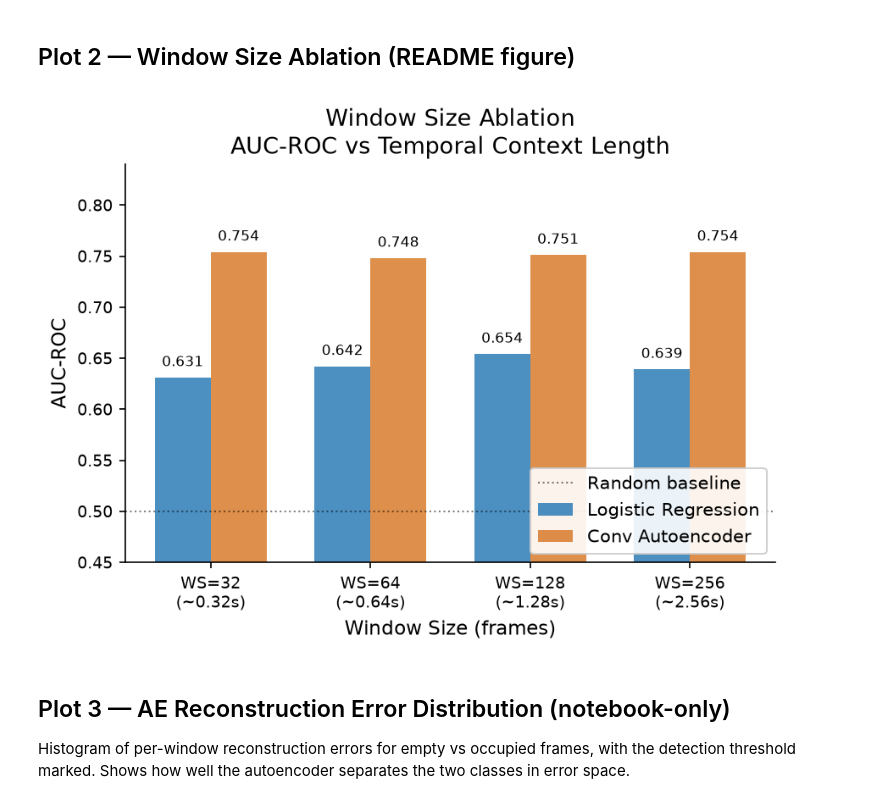
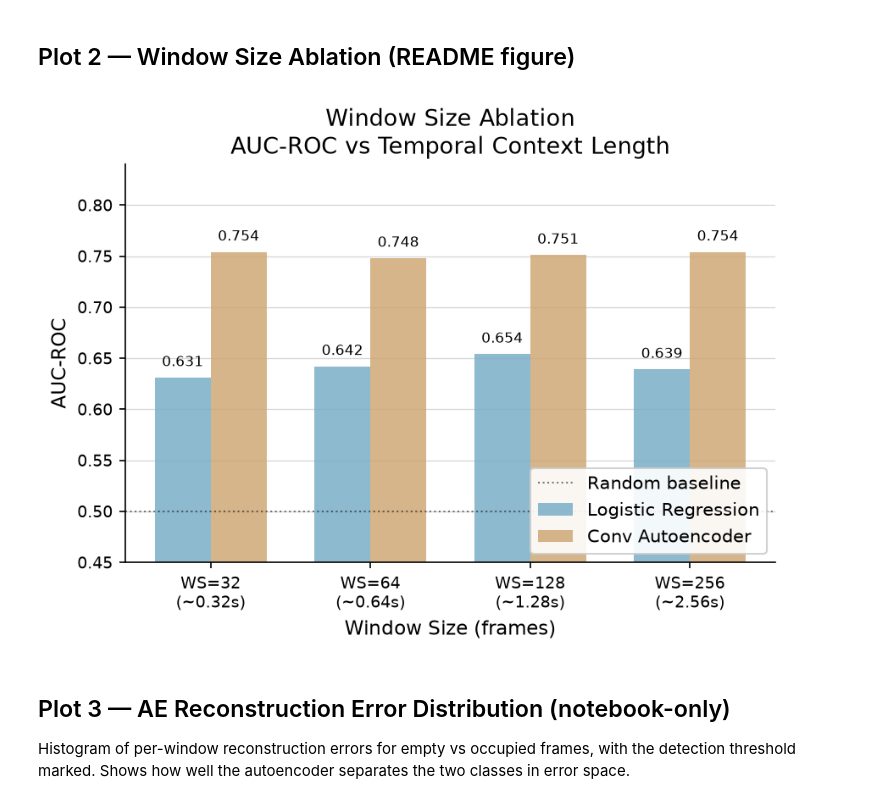
Before and after one commit to Nur2424/wifi-presence-detection, a Jupyter notebook: esp32/feasibility-study-notebooks/09_figures.ipynb, the cells around one changed output. Cells and saved outputs as stored; diff of their text form; code cells hidden in the pictures.

```diff
--- a/esp32/feasibility-study-notebooks/09_figures.ipynb
+++ b/esp32/feasibility-study-notebooks/09_figures.ipynb
@@ -88,37 +88,39 @@ plt.show()
 ws   = ablation["window_sizes"]
 lr_a = ablation["lr_aucs"]
 ae_a = ablation["ae_aucs"]
 
 x     = np.arange(len(ws))
 width = 0.35
 
 fig, ax = plt.subplots(figsize=(6, 4.5))
+ax.set_axisbelow(True)
+ax.yaxis.grid(True, linewidth=0.6, color='#cccccc', alpha=0.8)
 
-bars_lr = ax.bar(x - width/2, lr_a, width, label="Logistic Regression",  color='#2C7BB6', alpha=0.85)
-bars_ae = ax.bar(x + width/2, ae_a, width, label="Conv Autoencoder",      color='#D97B2B', alpha=0.85)
+bars_lr = ax.bar(x - width/2, lr_a, width, label="Logistic Regression", color='#7AAEC8', alpha=0.85)
+bars_ae = ax.bar(x + width/2, ae_a, width, label="Conv Autoencoder",     color='#CFA876', alpha=0.85)
 
 ax.axhline(0.5, color="black", linestyle=":", lw=1, alpha=0.5, label="Random baseline")
 
 for bar in bars_lr:
     ax.text(bar.get_x() + bar.get_width()/2, bar.get_height() + 0.008,
             f"{bar.get_height():.3f}", ha="center", va="bottom", fontsize=8, zorder=5)
 for bar in bars_ae:
     ax.text(bar.get_x() + bar.get_width()/2, bar.get_height() + 0.008,
             f"{bar.get_height():.3f}", ha="center", va="bottom", fontsize=8, zorder=5)
 
 ax.set_xticks(x)
 ax.set_xticklabels([f"WS={w}\n(~{w/100:.2f}s)" for w in ws])
 ax.set_xlabel("Window Size (frames)")
 ax.set_ylabel("AUC-ROC")
 ax.set_ylim(0.45, 0.84)
 ax.set_title("Window Size Ablation\nAUC-ROC vs Temporal Context Length")
 ax.legend(framealpha=0.9, loc="lower right")
 
 plt.tight_layout()
 plt.savefig(f'{SAVE_DIR}/09_window_size_ablation.png', dpi=150, bbox_inches='tight')
-plt.show()
+plt.show() #lr
 # %% [output]
-[figure, old version]
+[figure, new version]
 # %% [markdown]
 ## Plot 3 — AE Reconstruction Error Distribution (notebook-only)
 
```
Also changed, not shown: parts of 1 cell of this notebook, 17 other files.
